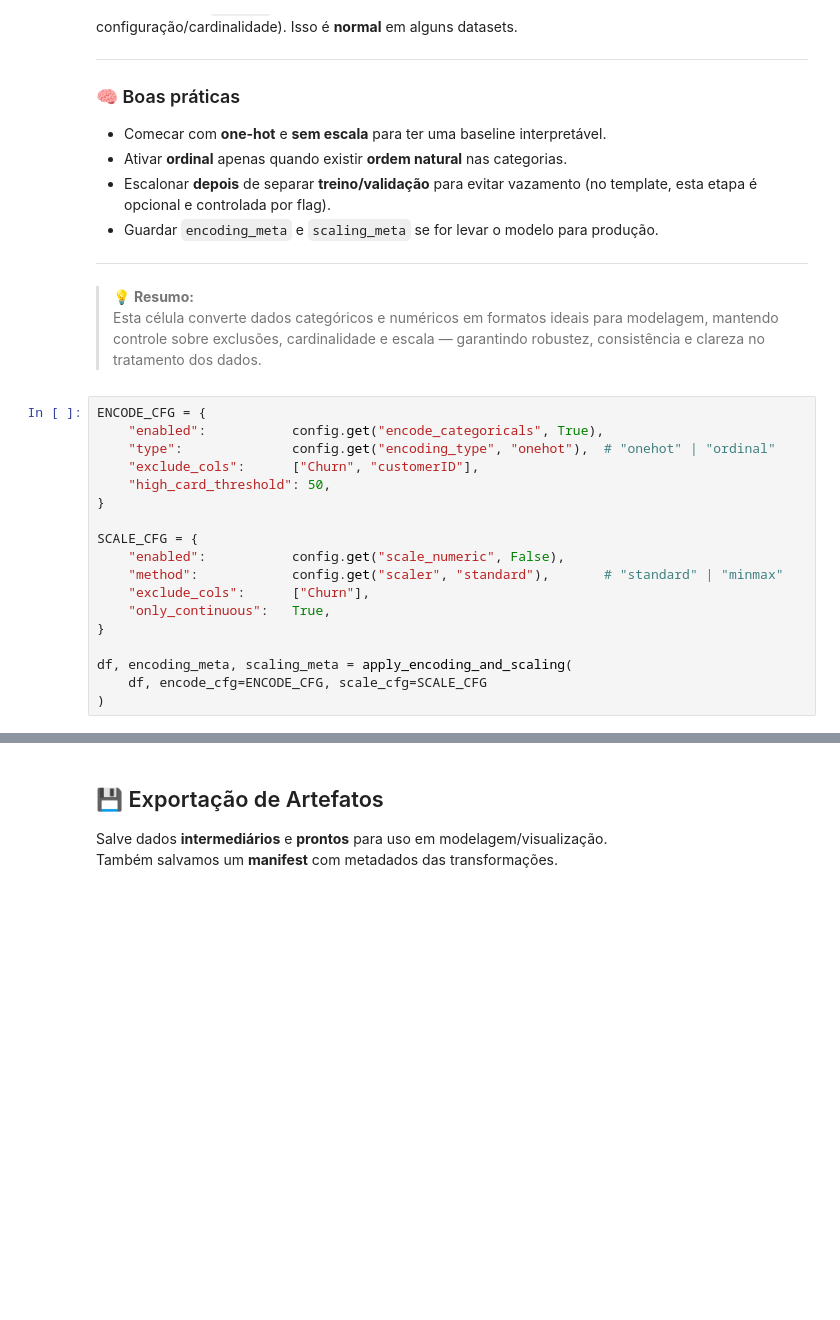
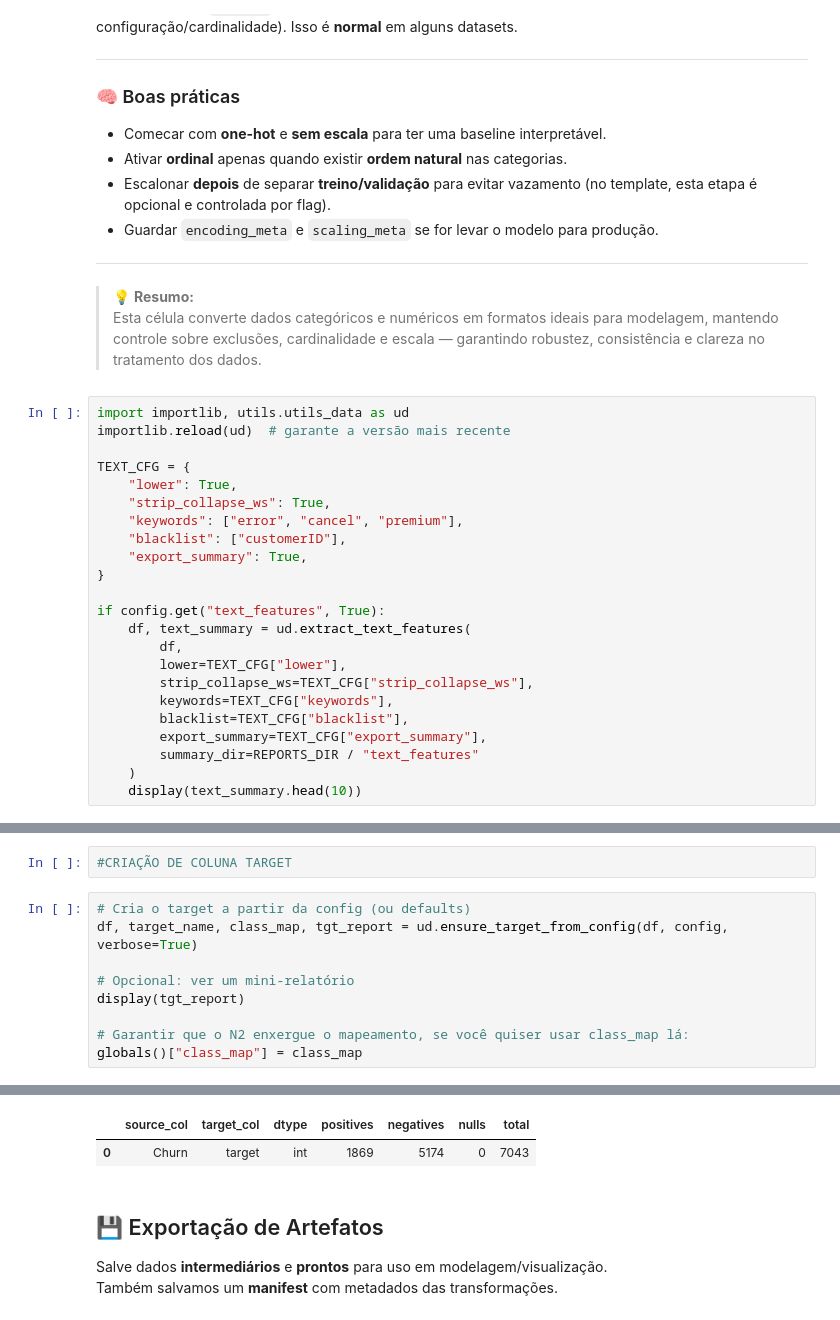
Before and after one commit to FabioAguiar/data-project-template, a Jupyter notebook: notebooks/01_data_preparation_template.ipynb, the cells around one changed output, grey strips where cells are left out. Drawn from its saved outputs; the diff is of its cells as text; blank space fills up the shorter version.

Commit message:
Criação de coluna target no notebook N1 e esqueleto do N2

```diff
--- a/notebooks/01_data_preparation_template.ipynb
+++ b/notebooks/01_data_preparation_template.ipynb
@@ -1319,21 +1324,26 @@ Se o log mostrar `cols=[]`, significa que **não há colunas categóricas** eleg
 > 💡 **Resumo:**
 > Esta célula converte dados categóricos e numéricos em formatos ideais para modelagem, mantendo controle sobre exclusões, cardinalidade e escala — garantindo robustez, consistência e clareza no tratamento dos dados.
 # %%
-ENCODE_CFG = {
-    "enabled":           config.get("encode_categoricals", True),
-    "type":              config.get("encoding_type", "onehot"),  # "onehot" | "ordinal"
-    "exclude_cols":      ["Churn", "customerID"],
-    "high_card_threshold": 50,
+import importlib, utils.utils_data as ud
+importlib.reload(ud)  # garante a versão mais recente
+
+TEXT_CFG = {
+    "lower": True,
+    "strip_collapse_ws": True,
+    "keywords": ["error", "cancel", "premium"],
+    "blacklist": ["customerID"],
+    "export_summary": True,
 }
 
-SCALE_CFG = {
-    "enabled":           config.get("scale_numeric", False),
-    "method":            config.get("scaler", "standard"),       # "standard" | "minmax"
-    "exclude_cols":      ["Churn"],
-    "only_continuous":   True,
-}
-
-df, encoding_meta, scaling_meta = apply_encoding_and_scaling(
-    df, encode_cfg=ENCODE_CFG, scale_cfg=SCALE_CFG
-)
+if config.get("text_features", True):
+    df, text_summary = ud.extract_text_features(
+        df,
+        lower=TEXT_CFG["lower"],
+        strip_collapse_ws=TEXT_CFG["strip_collapse_ws"],
+        keywords=TEXT_CFG["keywords"],
+        blacklist=TEXT_CFG["blacklist"],
+        export_summary=TEXT_CFG["export_summary"],
+        summary_dir=REPORTS_DIR / "text_features"
+    )
+    display(text_summary.head(10))
 # %% [output]
@@ -1340,0 +1354,12 @@ df, encoding_meta, scaling_meta = apply_encoding_and_scaling(
+# %%
+#CRIAÇÃO DE COLUNA TARGET
+# %%
+# Cria o target a partir da config (ou defaults)
+df, target_name, class_map, tgt_report = ud.ensure_target_from_config(df, config, verbose=True)
+
+# Opcional: ver um mini-relatório
+display(tgt_report)
+
+# Garantir que o N2 enxergue o mapeamento, se você quiser usar class_map lá:
+globals()["class_map"] = class_map
+# %% [output]
@@ -1341,3 +1368,5 @@ df, encoding_meta, scaling_meta = apply_encoding_and_scaling(
+|  | source_col | target_col | dtype | positives | negatives | nulls | total |
+| 0 | Churn | target | int | 1869 | 5174 | 0 | 7043 |
 # %% [markdown]
 ## 💾 Exportação de Artefatos
 
```
Also changed, not shown: parts of 15 cells of this notebook, 8 other files.
